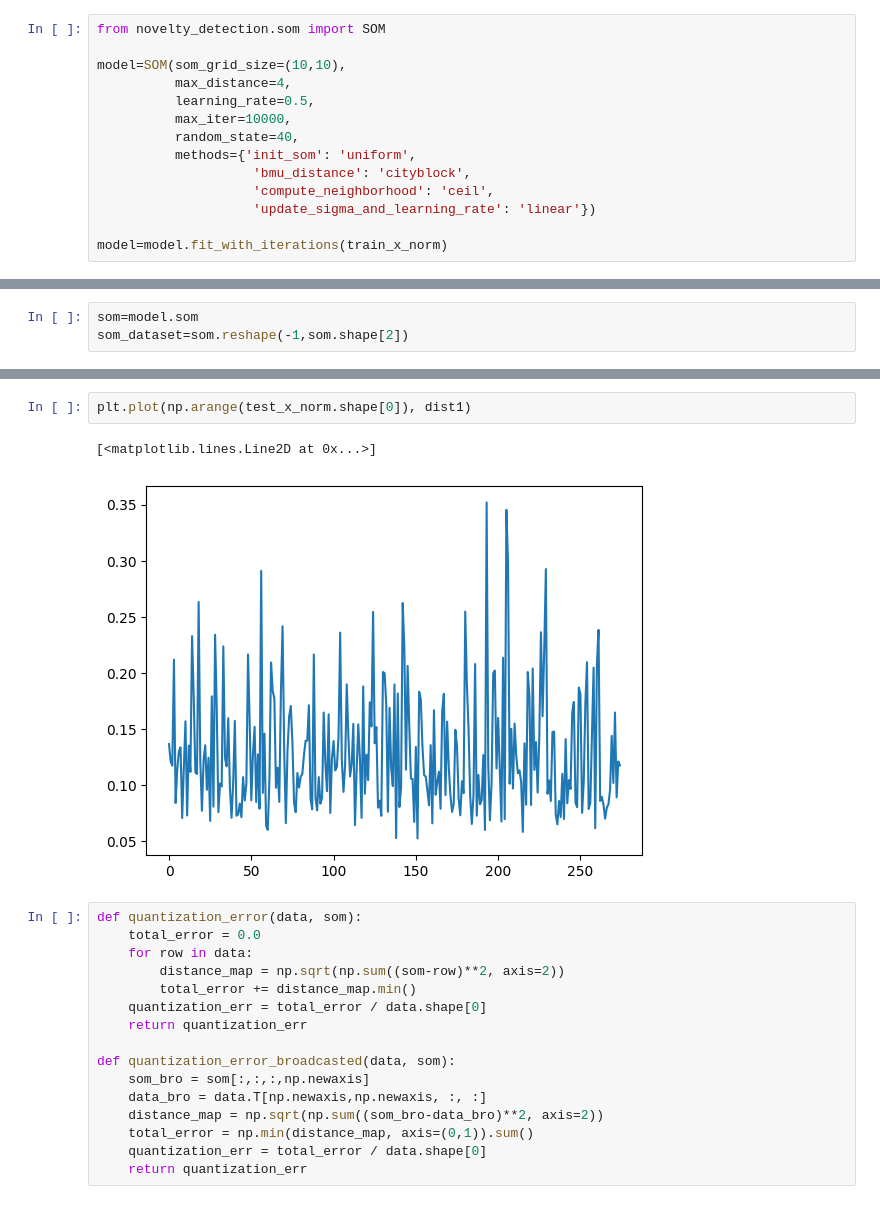
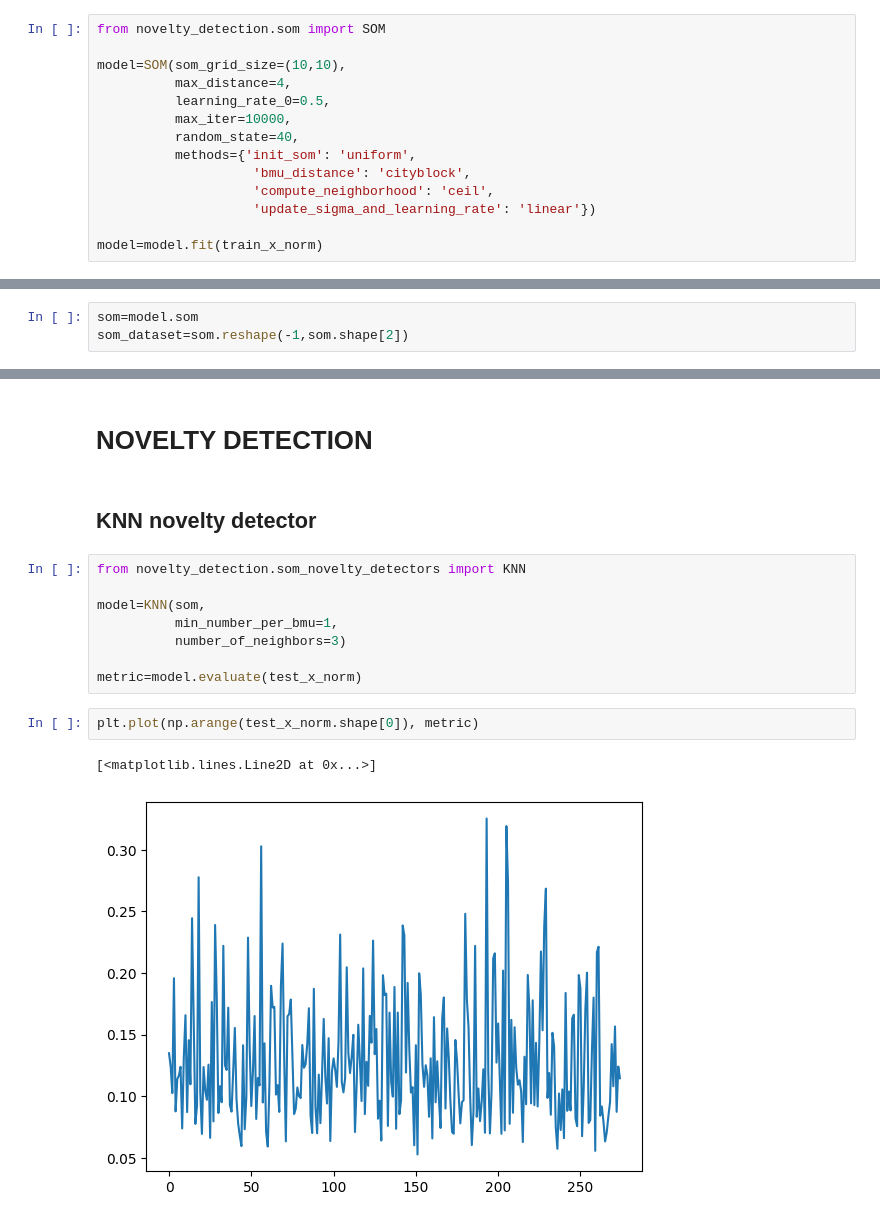
Before and after one commit to opticsensors/HVAC-predictive-control, a Jupyter notebook: notebooks/2.0-custom-som-implementation.ipynb, the cells around one changed output, grey strips where cells are left out. Drawn from its saved outputs; the diff is of its cells as text.

Commit message:
add: novelty detectors

```diff
--- a/notebooks/2.0-custom-som-implementation.ipynb
+++ b/notebooks/2.0-custom-som-implementation.ipynb
@@ -59,7 +55,7 @@ from novelty_detection.som import SOM
 
 model=SOM(som_grid_size=(10,10),
           max_distance=4,
-          learning_rate=0.5,
+          learning_rate_0=0.5,
           max_iter=10000,
           random_state=40,
           methods={'init_som': 'uniform',
@@ -67,7 +63,7 @@ model=SOM(som_grid_size=(10,10),
                     'compute_neighborhood': 'ceil',
                     'update_sigma_and_learning_rate': 'linear'})
 
-model=model.fit_with_iterations(train_x_norm)
+model=model.fit(train_x_norm)
 # %% [markdown]
 ## SOM data visualization with PCA
 # %% [markdown]
@@ -228,21 +120,17 @@ dist1.shape
+# %% [markdown]
+# NOVELTY DETECTION
+# %% [markdown]
+## KNN novelty detector
+# %%
+from novelty_detection.som_novelty_detectors import KNN
+
+model=KNN(som,
+          min_number_per_bmu=1,
+          number_of_neighbors=3)
+
+metric=model.evaluate(test_x_norm)
 # %%
-plt.plot(np.arange(test_x_norm.shape[0]), dist1)
+plt.plot(np.arange(test_x_norm.shape[0]), metric)
 # %% [output]
 [<matplotlib.lines.Line2D at 0x...>]
-[figure, old version]
+[figure, new version]
-# %%
-def quantization_error(data, som):
-    total_error = 0.0
-    for row in data:
-        distance_map = np.sqrt(np.sum((som-row)**2, axis=2))
-        total_error += distance_map.min()
-    quantization_err = total_error / data.shape[0]
-    return quantization_err
-
-def quantization_error_broadcasted(data, som):
-    som_bro = som[:,:,:,np.newaxis]
-    data_bro = data.T[np.newaxis,np.newaxis, :, :]
-    distance_map = np.sqrt(np.sum((som_bro-data_bro)**2, axis=2))
-    total_error = np.min(distance_map, axis=(0,1)).sum()
-    quantization_err = total_error / data.shape[0]
-    return quantization_err
```
Also changed, not shown: parts of 21 cells of this notebook, 9 other files.
